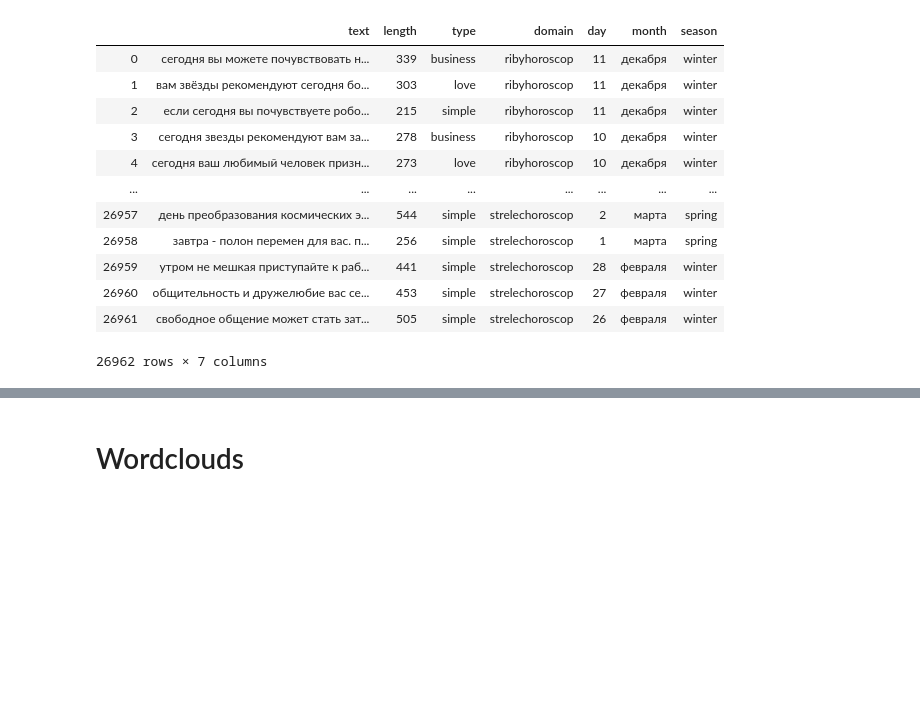
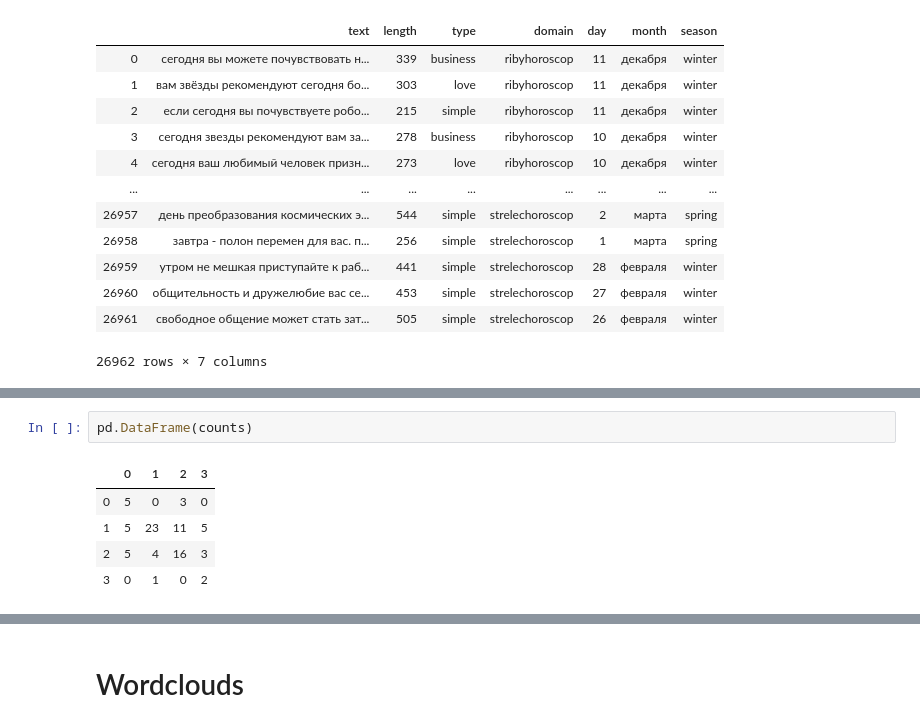
Before and after one commit to Khlebovich-Alexandra/horoscope_generator, a Jupyter notebook: visualisation.ipynb, the cells around one changed output, grey strips where cells are left out. Cells and saved outputs as stored; diff of their text form; blank space fills up the shorter version.

```diff
--- a/visualisation.ipynb
+++ b/visualisation.ipynb
@@ -116,0 +142,8 @@ posts
+# %%
+pd.DataFrame(counts)
+# %% [output]
+|  | 0 | 1 | 2 | 3 |
+| 0 | 5 | 0 | 3 | 0 |
+| 1 | 5 | 23 | 11 | 5 |
+| 2 | 5 | 4 | 16 | 3 |
+| 3 | 0 | 1 | 0 | 2 |
```
Also changed, not shown: parts of 10 cells of this notebook, 3 other files.
